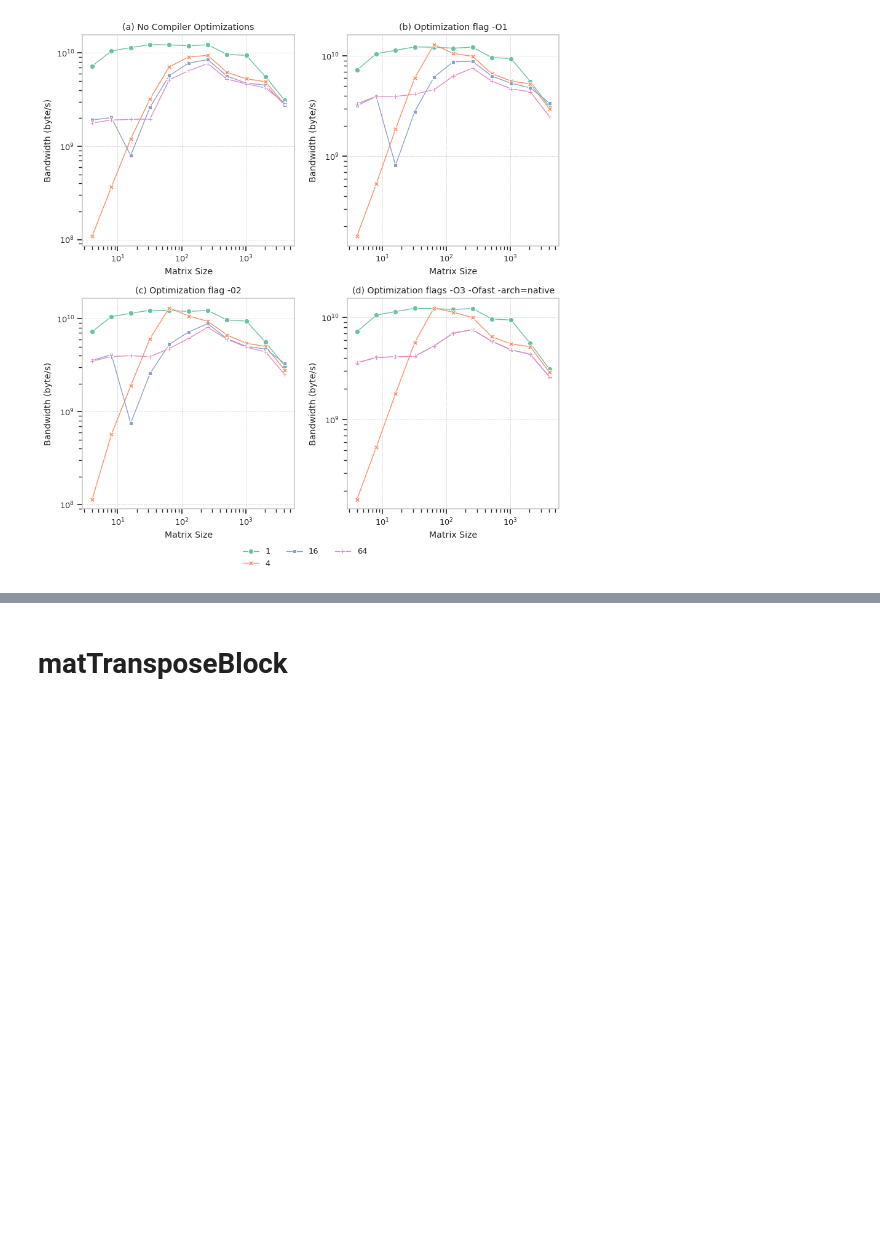
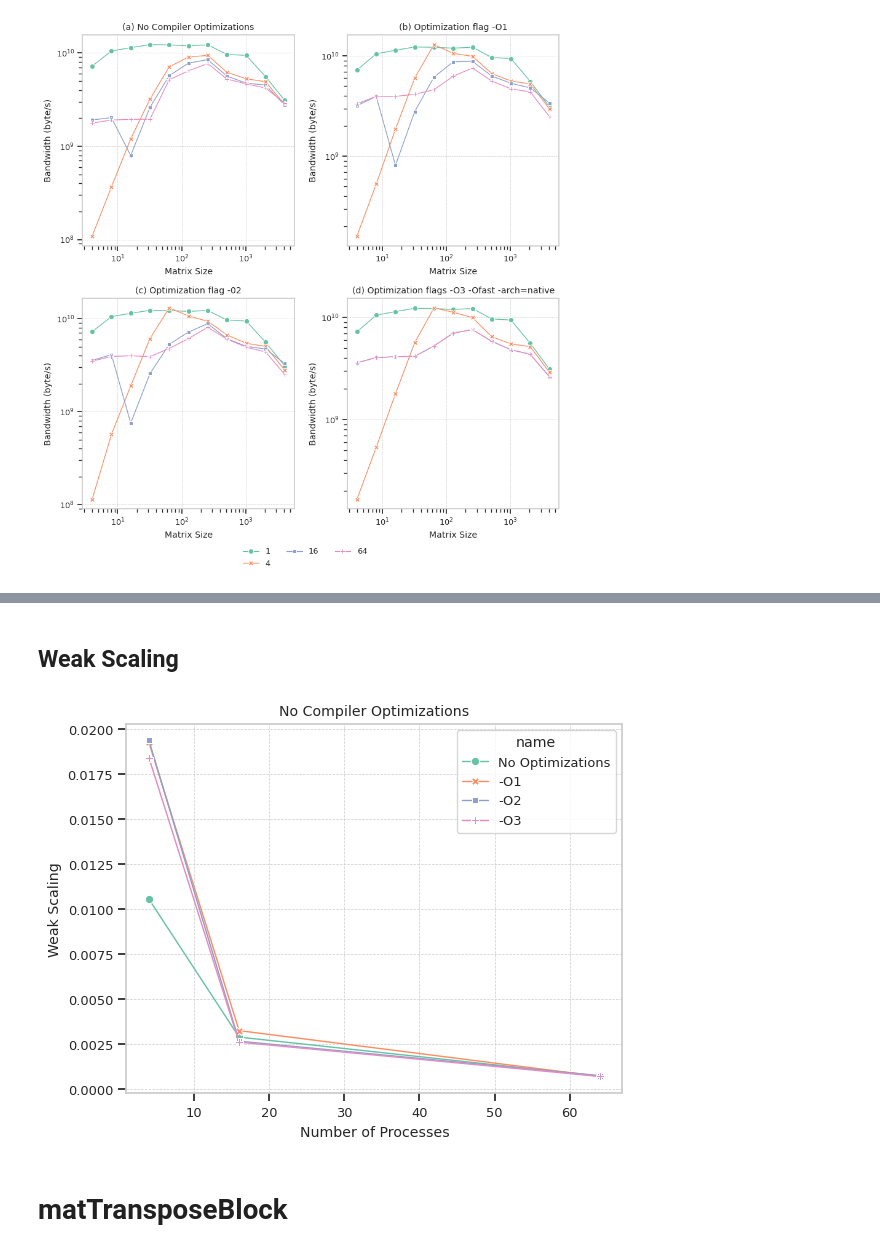
Before and after one commit to San7o/parallel-computing-cpp, a Jupyter notebook: benchmarks/plotting/notebooks-second-deliverable/matTranspose.ipynb, the cells around one changed output, grey strips where cells are left out. Cells and saved outputs as stored; diff of their text form; code cells hidden in the pictures; blank space fills up the shorter version.

```diff
--- a/benchmarks/plotting/notebooks-second-deliverable/matTranspose.ipynb
+++ b/benchmarks/plotting/notebooks-second-deliverable/matTranspose.ipynb
@@ -221,3 +300,76 @@ fig.savefig("../images/transpose_base.svg", format='svg', bbox_inches='tight')
+# %% [markdown]
+## Weak Scaling
+# %%
+mean_base = checkSymm.loc[checkSymm.space == 8, 'mean'].iloc[0]
+#mean_base = checkSymm_base_o0_np4.loc[checkSymm_base_o0_np4.space == 16, 'mean'].iloc[0]
+space = [64, 128, 256]
+checkSymm_speedup_o0 = pd.DataFrame({
+    'np': [4, 16, 64],
+    'space': space,
+    'mean': [
+        checkSymm_base_o0_np4.loc[checkSymm_base_o0_np4.space == space[0], 'mean'].iloc[0],
+        checkSymm_base_o0_np16.loc[checkSymm_base_o0_np16.space == space[1], 'mean'].iloc[0],
+        checkSymm_base_o0_np64.loc[checkSymm_base_o0_np64.space == space[2], 'mean'].iloc[0]
+    ],
+    'name': ["No Optimizations", "No Optimizations", "No Optimizations"]
+})
+checkSymm_speedup_o0['name'] = checkSymm_speedup_o0['name'].astype(str)
+checkSymm_speedup_o0['weak_scaling'] = checkSymm_speedup_o0.apply(lambda row: mean_base / row['mean'], axis=1).copy()
+#print(checkSymm_speedup_o0)
+
+checkSymm_speedup_o1 = pd.DataFrame({
+    'np': [4, 16, 64],
+    'space': space,
+    'mean': [
+        checkSymm_base_o1_np4.loc[checkSymm_base_o1_np4.space == space[0], 'mean'].iloc[0],
+        checkSymm_base_o1_np16.loc[checkSymm_base_o1_np16.space == space[1], 'mean'].iloc[0],
+        checkSymm_base_o1_np64.loc[checkSymm_base_o1_np64.space == space[2], 'mean'].iloc[0]
+    ],
+    'name': ["-O1", "-O1", "-O1"]
+})
+checkSymm_speedup_o1['name'] = checkSymm_speedup_o1['name'].astype(str)
+checkSymm_speedup_o1['weak_scaling'] = checkSymm_speedup_o1.apply(lambda row: mean_base / row['mean'], axis=1).copy()
+
+checkSymm_speedup_o2 = pd.DataFrame({
+    'np': [4, 16, 64],
+    'space': space,
+    'mean': [
+        checkSymm_base_o2_np4.loc[checkSymm_base_o2_np4.space == space[0], 'mean'].iloc[0],
+        checkSymm_base_o2_np16.loc[checkSymm_base_o2_np16.space == space[1], 'mean'].iloc[0],
+        checkSymm_base_o2_np64.loc[checkSymm_base_o2_np64.space == space[2], 'mean'].iloc[0]
+    ],
+    'name': ["-O2", "-O2", "-O2"]
+})
+checkSymm_speedup_o2['name'] = checkSymm_speedup_o2['name'].astype(str)
+checkSymm_speedup_o2['weak_scaling'] = checkSymm_speedup_o2.apply(lambda row: mean_base / row['mean'], axis=1).copy()
+
+checkSymm_speedup_o3 = pd.DataFrame({
+    'np': [4, 16, 64],
+    'space': space,
+    'mean': [
+        checkSymm_base_o3_np4.loc[checkSymm_base_o3_np4.space == space[0], 'mean'].iloc[0],
+        checkSymm_base_o3_np16.loc[checkSymm_base_o3_np16.space == space[1], 'mean'].iloc[0],
+        checkSymm_base_o3_np64.loc[checkSymm_base_o3_np64.space == space[2], 'mean'].iloc[0]
+    ],
+    'name': ["-O3", "-O3", "-O3"]
+})
+checkSymm_speedup_o3['name'] = checkSymm_speedup_o3['name'].astype(str)
+checkSymm_speedup_o3['weak_scaling'] = checkSymm_speedup_o3.apply(lambda row: mean_base / row['mean'], axis=1).copy()
+
+lp = sns.lineplot(
+    data=pd.concat([checkSymm_speedup_o0, checkSymm_speedup_o1, checkSymm_speedup_o2, checkSymm_speedup_o3]),
+    x="np", y="weak_scaling", hue="name", style="name",
+    markers=True, dashes=False,
+    linewidth = 1
+)
+
+lp.set_title('No Compiler Optimizations')
+lp.set_xlabel('Number of Processes')
+lp.set_ylabel('Weak Scaling')
+lp.grid(True, which='major', linestyle='--', linewidth=0.5)
+plt.show()
+# %% [output]
+[figure, added]
 # %% [markdown]
 # matTransposeBlock
 # %%
```
Also changed, not shown: parts of 9 cells of this notebook, 1 other file.
